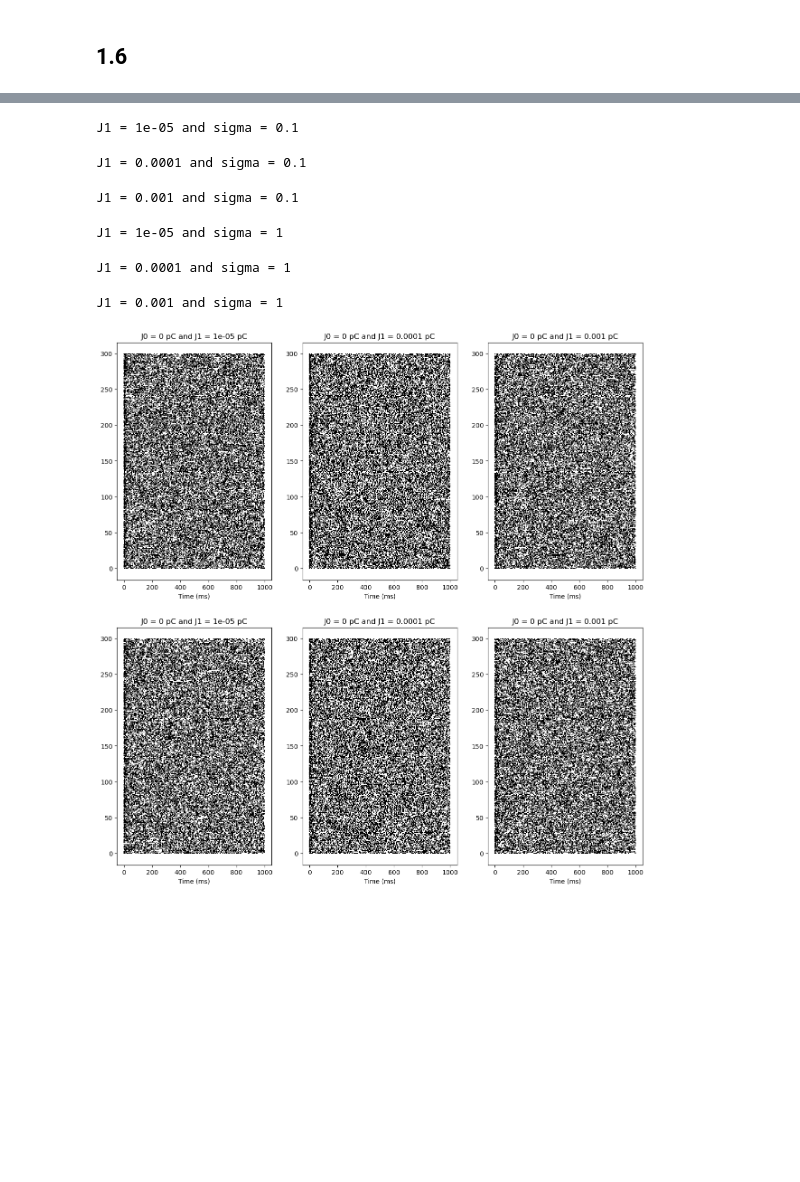
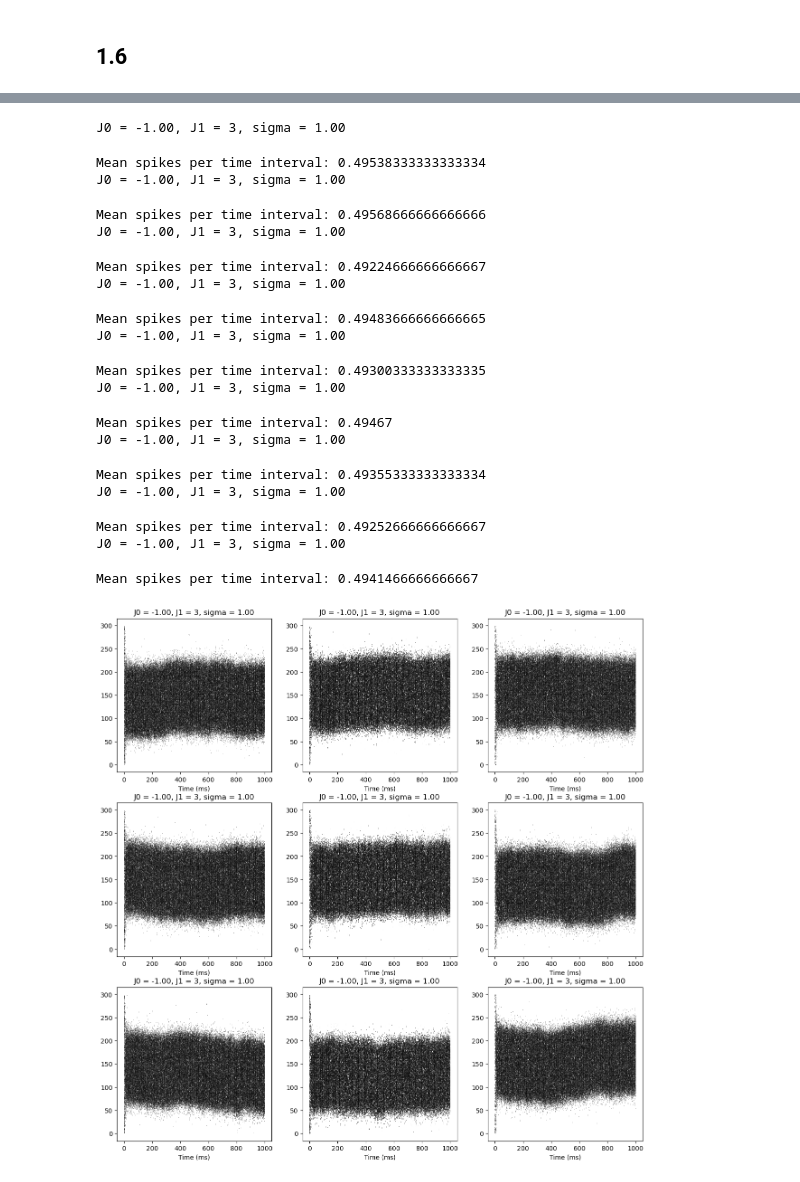
Before and after one commit to CamilleChallier/NX-465-Bump_Attractors, a Jupyter notebook: 1_bump_attractor.ipynb, the cells around one changed output, grey strips where cells are left out. Saved outputs shown, nothing was run; the diff lists cells and outputs as text; code cells hidden in the pictures; blank space fills up the shorter version.

Commit message:
1.6 values for J0, J1, sigma

```diff
--- a/1_bump_attractor.ipynb
+++ b/1_bump_attractor.ipynb
@@ -159,3 +169,15 @@ With the original connectivity $( w(x_i, x_j))$, the network generates a bump pa
 However, when the connectivity is given by $( w(x_i - \varphi, x_j))$, a phase shift occurs in the connectivity pattern. This means that the activity bump will also exhibit a phase shift by an amount equal to $( \varphi )$. We can expect a shift in the behavior of the bump due to this phase difference.
 # %% [markdown]
 ## 1.6
+# %%
+x = np.linspace(0, 2*np.pi, 300).reshape(-1, 1)
+J0, J1, sigma = 0.15, 0.85, 1
+gaussian = J0 + J1 * np.exp((-(x-x.T)**2)/(2*sigma**2))
+
+plt.imshow(gaussian, cmap='Reds', extent=[0, 2*np.pi, 0, 2*np.pi], origin='lower')
+plt.xlabel('Neuron 1')
+plt.ylabel('Neuron 2')
+plt.title('Connectivity profile')
+plt.xticks(np.linspace(0,2*np.pi,5, endpoint=True), ['0', r'$\frac{\pi}{2}$', r'$\pi$', r'$\frac{3\pi}{2}$', r'$2\pi$'])
+plt.yticks(np.linspace(0,2*np.pi,5, endpoint=True), ['0', r'$\frac{\pi}{2}$', r'$\pi$', r'$\frac{3\pi}{2}$', r'$2\pi$'])
+plt.colorbar()
@@ -162,27 +187,41 @@ However, when the connectivity is given by $( w(x_i - \varphi, x_j))$, a phase s
 # %%
-J1_values = [1e-5, 1e-4, 1e-3]
-J0 =  0
-sigma_values = [1e-1, 1]
+J1_values = [3, 3, 3]
+sigma_values = [1, 1, 1]
 
 fig, ax = plt.subplots(len(sigma_values), len(J1_values), figsize=(15, 15))
 
 for i, sigma_w in enumerate(sigma_values):
     for j, J1 in enumerate(J1_values):
-        print(f'J1 = {J1} and sigma = {sigma_w}')
-        network = PoissonNeuron(J0=J0, J1=J1, sigma_w=sigma_w)
+        J0 =  -1
+        print(f'J0 = {J0:.2f}, J1 = {J1}, sigma = {sigma_w:.2f}')
+        network = PoissonNeuron(J=5, J0=J0, J1=J1, sigma_w=sigma_w)
         h,s = network.spike_simulation(input_fct=network.line_input, initial_voltage=np.random.uniform(0, 1, ct.N))
 
         s = bins_spike(s, 1)
+        print('Mean spikes per time interval:', np.mean(s))
         spike_times = [np.where(s.T[i] !=0)[0] for i in range(ct.N)]
-        ax[i,j].eventplot(spike_times, orientation='horizontal', color="black")
-        ax[i,j].set_title(f'J0 = {J0} pC and J1 = {J1} pC')
+        ax[i,j].eventplot(spike_times, orientation='horizontal', color="black", linewidth=0.5)
+        ax[i,j].set_title(f'J0 = {J0:.2f}, J1 = {J1}, sigma = {sigma_w:.2f}')
         ax[i,j].set_xlabel('Time (ms)')
+
 plt.show()
 # %% [output]
-J1 = 1e-05 and sigma = 0.1
+J0 = -1.00, J1 = 3, sigma = 1.00
-J1 = 0.0001 and sigma = 0.1
+Mean spikes per time interval: 0.49538333333333334
+J0 = -1.00, J1 = 3, sigma = 1.00
-J1 = 0.001 and sigma = 0.1
+Mean spikes per time interval: 0.49568666666666666
+J0 = -1.00, J1 = 3, sigma = 1.00
-J1 = 1e-05 and sigma = 1
+Mean spikes per time interval: 0.49224666666666667
+J0 = -1.00, J1 = 3, sigma = 1.00
-J1 = 0.0001 and sigma = 1
+Mean spikes per time interval: 0.49483666666666665
+J0 = -1.00, J1 = 3, sigma = 1.00
-J1 = 0.001 and sigma = 1
+Mean spikes per time interval: 0.49300333333333335
+J0 = -1.00, J1 = 3, sigma = 1.00
+Mean spikes per time interval: 0.49467
+J0 = -1.00, J1 = 3, sigma = 1.00
+Mean spikes per time interval: 0.49355333333333334
+J0 = -1.00, J1 = 3, sigma = 1.00
+Mean spikes per time interval: 0.49252666666666667
+J0 = -1.00, J1 = 3, sigma = 1.00
+Mean spikes per time interval: 0.4941466666666667
-[figure, old version]
+[figure, new version]
```
Also changed, not shown: parts of 3 cells of this notebook, 2 other files.
